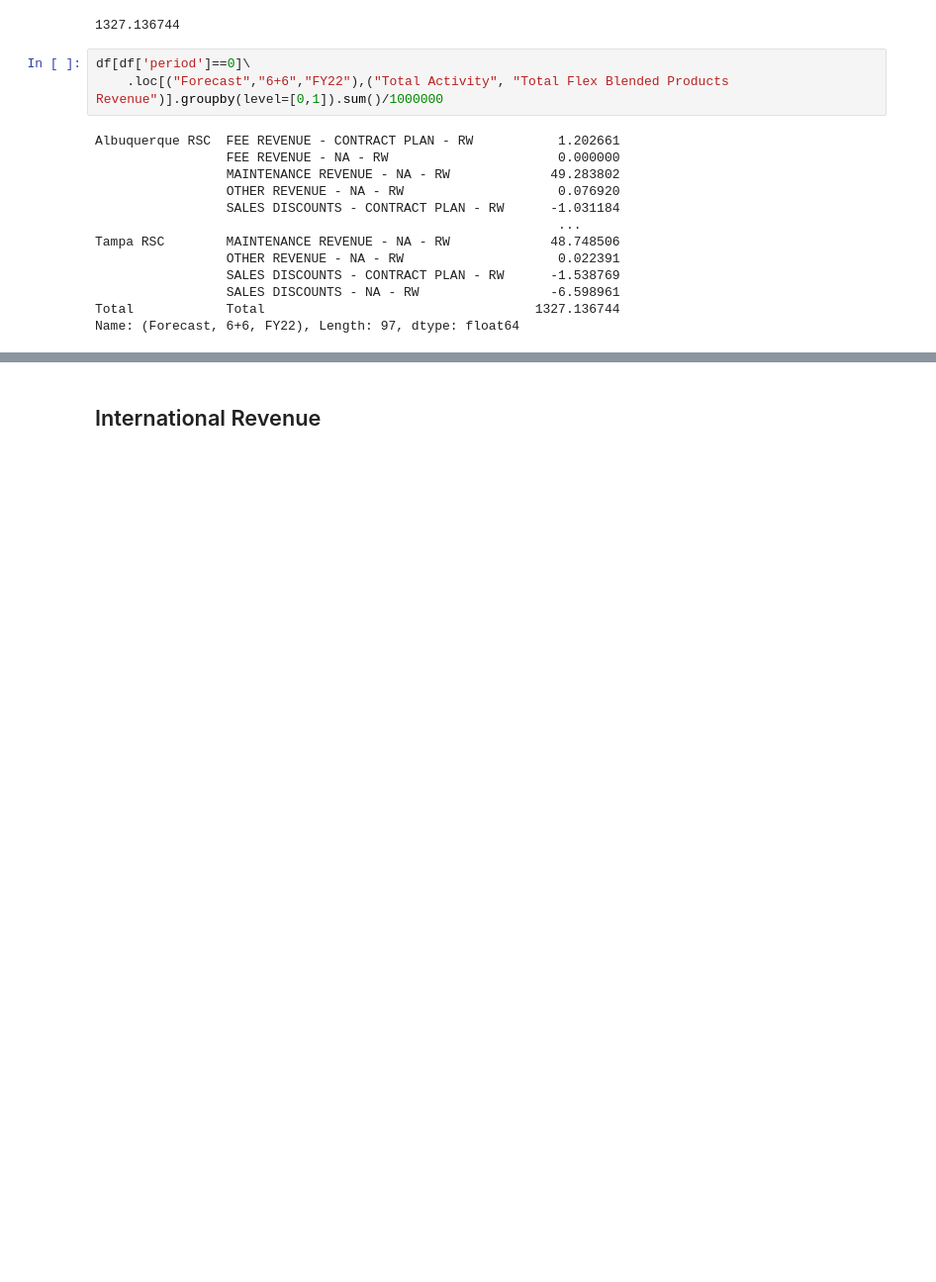
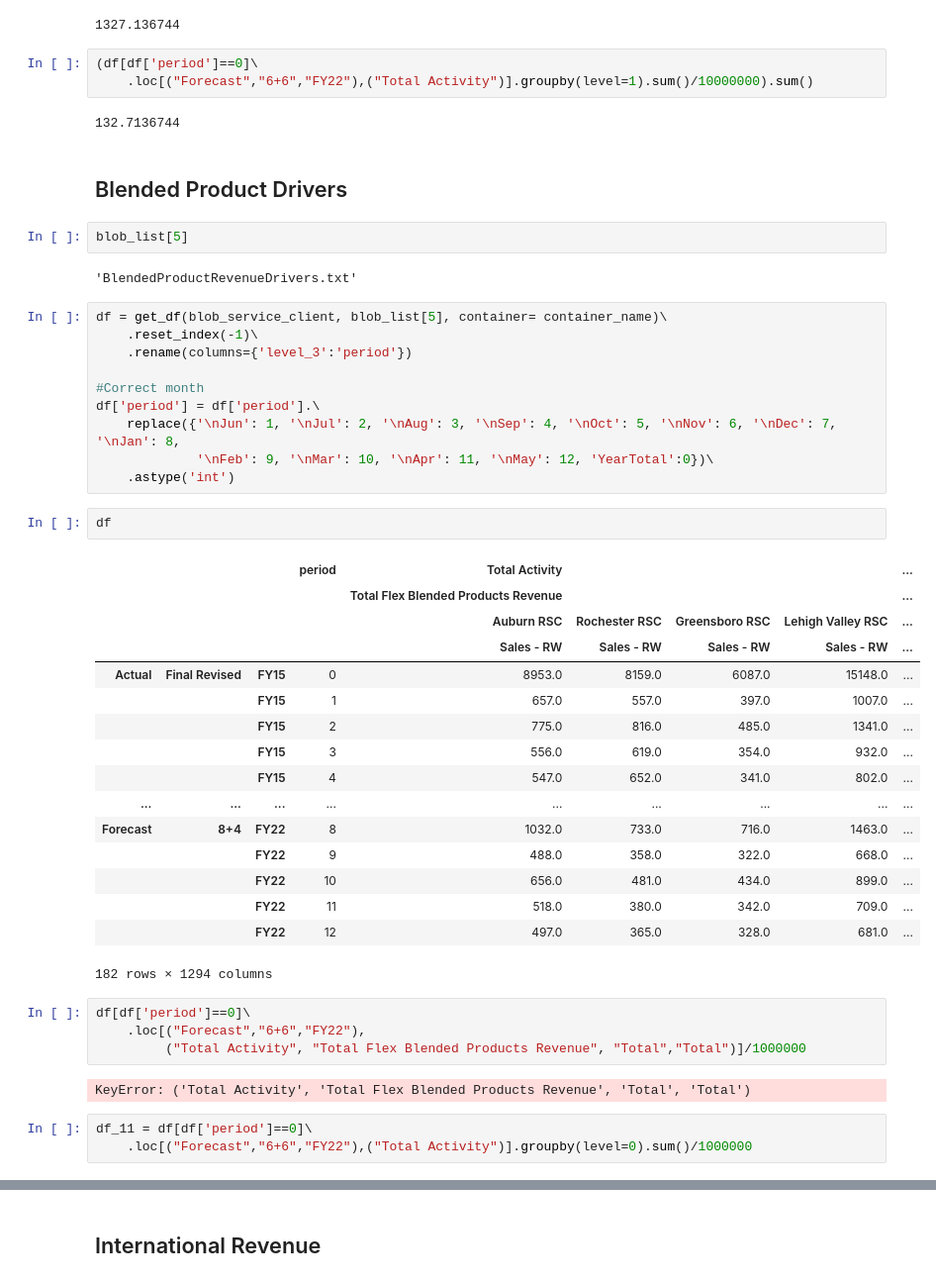
Before and after one commit to jluisjm/Paychex_revenue_forecast, a Jupyter notebook: clean_data.ipynb, the cells around one changed output, grey strips where cells are left out. Shown at 99% size. Saved outputs shown, nothing was run; the diff lists cells and outputs as text; blank space fills up the shorter version.

```diff
--- a/clean_data.ipynb
+++ b/clean_data.ipynb
@@ -261,19 +360,52 @@ df[df['period']==0]\
          ("Total Activity", "Total Flex Blended Products Revenue", "Total","Total")]/1000000
 # %% [output]
 1327.136744
+# %%
+(df[df['period']==0]\
+    .loc[("Forecast","6+6","FY22"),("Total Activity")].groupby(level=1).sum()/10000000).sum()
+# %% [output]
+132.7136744
+# %% [markdown]
+## Blended Product Drivers
+# %%
+blob_list[5]
+# %% [output]
+'BlendedProductRevenueDrivers.txt'
+# %%
+df = get_df(blob_service_client, blob_list[5], container= container_name)\
+    .reset_index(-1)\
+    .rename(columns={'level_3':'period'})
+
+#Correct month
+df['period'] = df['period'].\
+    replace({'\nJun': 1, '\nJul': 2, '\nAug': 3, '\nSep': 4, '\nOct': 5, '\nNov': 6, '\nDec': 7, '\nJan': 8,
+             '\nFeb': 9, '\nMar': 10, '\nApr': 11, '\nMay': 12, 'YearTotal':0})\
+    .astype('int')
+# %%
+df
+# %% [output]
+|  |  |  | period | Total Activity |  |  |  | ... |
+|  |  |  |  | Total Flex Blended Products Revenue |  |  |  | ... |
+|  |  |  |  | Auburn RSC | Rochester RSC | Greensboro RSC | Lehigh Valley RSC | ... |
+|  |  |  |  | Sales - RW | Sales - RW | Sales - RW | Sales - RW | ... |
+| Actual | Final Revised | FY15 | 0 | 8953.0 | 8159.0 | 6087.0 | 15148.0 | ... |
+|  |  | FY15 | 1 | 657.0 | 557.0 | 397.0 | 1007.0 | ... |
+|  |  | FY15 | 2 | 775.0 | 816.0 | 485.0 | 1341.0 | ... |
+|  |  | FY15 | 3 | 556.0 | 619.0 | 354.0 | 932.0 | ... |
+|  |  | FY15 | 4 | 547.0 | 652.0 | 341.0 | 802.0 | ... |
+| ... | ... | ... | ... | ... | ... | ... | ... | ... |
+| Forecast | 8+4 | FY22 | 8 | 1032.0 | 733.0 | 716.0 | 1463.0 | ... |
+|  |  | FY22 | 9 | 488.0 | 358.0 | 322.0 | 668.0 | ... |
+|  |  | FY22 | 10 | 656.0 | 481.0 | 434.0 | 899.0 | ... |
+|  |  | FY22 | 11 | 518.0 | 380.0 | 342.0 | 709.0 | ... |
+|  |  | FY22 | 12 | 497.0 | 365.0 | 328.0 | 681.0 | ... |
+182 rows × 1294 columns
 # %%
 df[df['period']==0]\
-    .loc[("Forecast","6+6","FY22"),("Total Activity", "Total Flex Blended Products Revenue")].groupby(level=[0,1]).sum()/1000000
+    .loc[("Forecast","6+6","FY22"),
+         ("Total Activity", "Total Flex Blended Products Revenue", "Total","Total")]/1000000
 # %% [output]
-Albuquerque RSC  FEE REVENUE - CONTRACT PLAN - RW           1.202661
-                 FEE REVENUE - NA - RW                      0.000000
-                 MAINTENANCE REVENUE - NA - RW             49.283802
-                 OTHER REVENUE - NA - RW                    0.076920
-                 SALES DISCOUNTS - CONTRACT PLAN - RW      -1.031184
-                                                            ...
-Tampa RSC        MAINTENANCE REVENUE - NA - RW             48.748506
-                 OTHER REVENUE - NA - RW                    0.022391
-                 SALES DISCOUNTS - CONTRACT PLAN - RW      -1.538769
-                 SALES DISCOUNTS - NA - RW                 -6.598961
-Total            Total                                   1327.136744
-Name: (Forecast, 6+6, FY22), Length: 97, dtype: float64
+KeyError: ('Total Activity', 'Total Flex Blended Products Revenue', 'Total', 'Total')
+# %%
+df_11 = df[df['period']==0]\
+    .loc[("Forecast","6+6","FY22"),("Total Activity")].groupby(level=0).sum()/1000000
```
Also changed, not shown: parts of 40 cells of this notebook, 4 other files.
